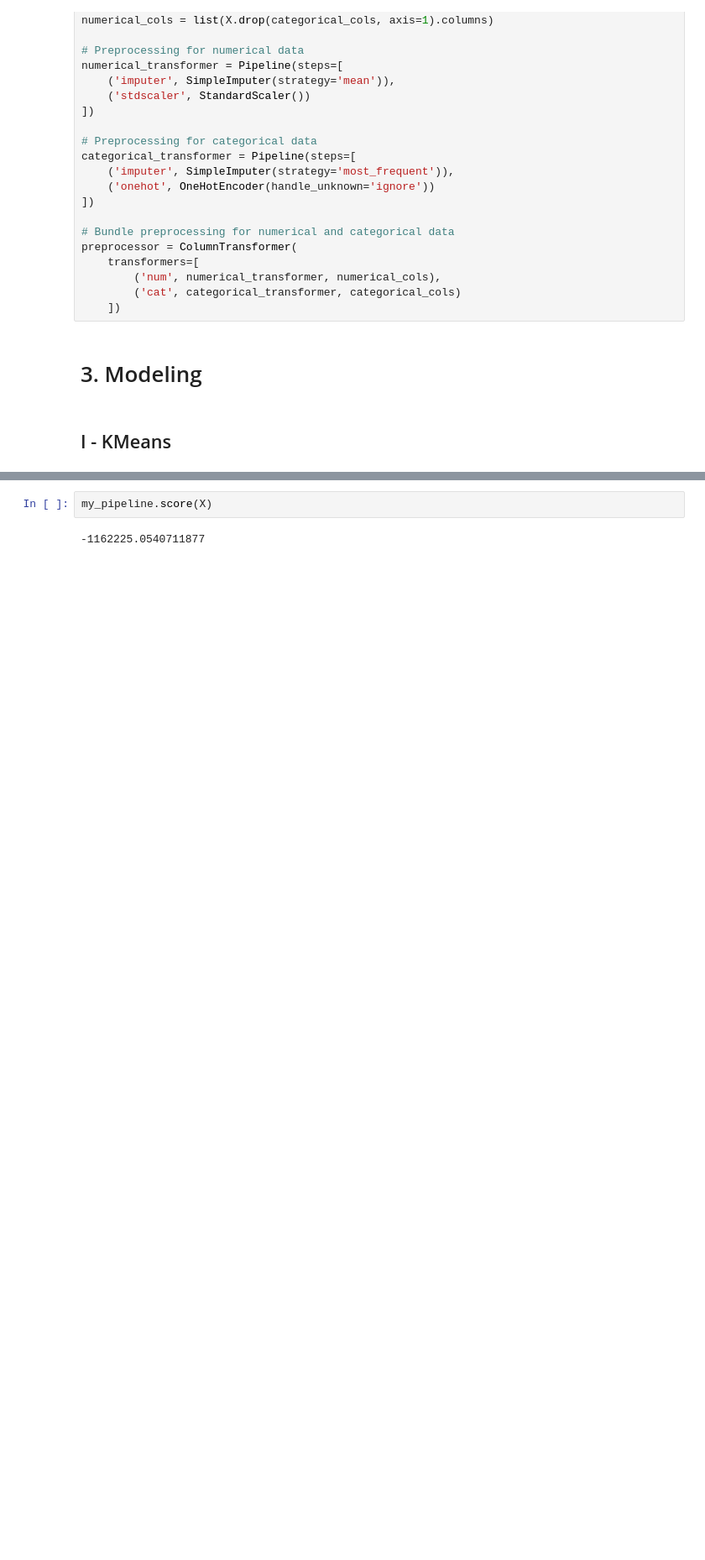
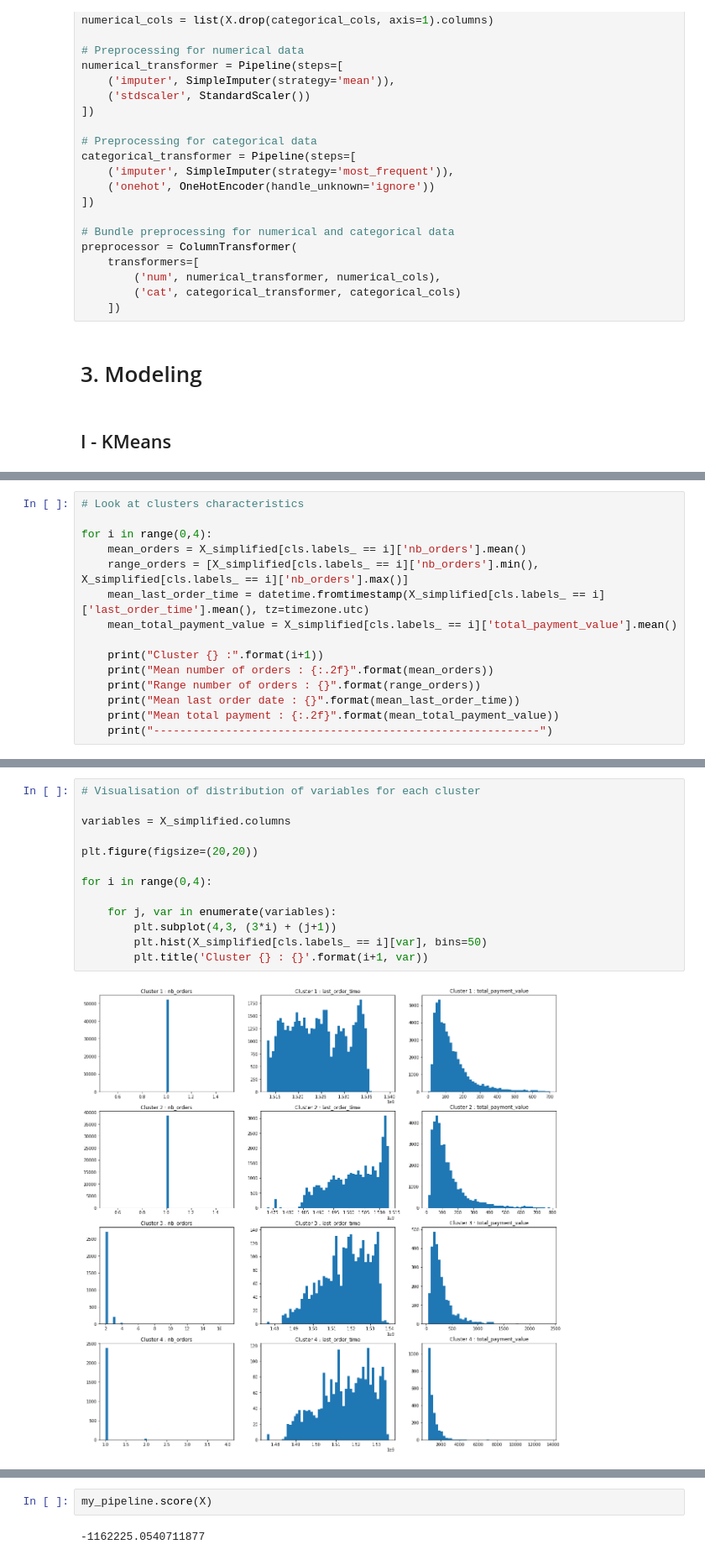
Before and after one commit to RobinPbt/P5-Openclassrooms, a Jupyter notebook: P5_modeling.ipynb, the cells around one changed output, grey strips where cells are left out. Shown at 84% size. Drawn from its saved outputs; the diff is of its cells as text; blank space fills up the shorter version.

```diff
--- a/P5_modeling.ipynb
+++ b/P5_modeling.ipynb
@@ -489,0 +565,15 @@ dtype: object
+# %%
+# Look at clusters characteristics
+
+for i in range(0,4):
+    mean_orders = X_simplified[cls.labels_ == i]['nb_orders'].mean()
+    range_orders = [X_simplified[cls.labels_ == i]['nb_orders'].min(), X_simplified[cls.labels_ == i]['nb_orders'].max()]
+    mean_last_order_time = datetime.fromtimestamp(X_simplified[cls.labels_ == i]['last_order_time'].mean(), tz=timezone.utc)
+    mean_total_payment_value = X_simplified[cls.labels_ == i]['total_payment_value'].mean()
+
+    print("Cluster {} :".format(i+1))
+    print("Mean number of orders : {:.2f}".format(mean_orders))
+    print("Range number of orders : {}".format(range_orders))
+    print("Mean last order date : {}".format(mean_last_order_time))
+    print("Mean total payment : {:.2f}".format(mean_total_payment_value))
+    print("-----------------------------------------------------------")
@@ -489,0 +598,15 @@ dtype: object
+# %%
+# Visualisation of distribution of variables for each cluster
+
+variables = X_simplified.columns
+
+plt.figure(figsize=(20,20))
+
+for i in range(0,4):
+
+    for j, var in enumerate(variables):
+        plt.subplot(4,3, (3*i) + (j+1))
+        plt.hist(X_simplified[cls.labels_ == i][var], bins=50)
+        plt.title('Cluster {} : {}'.format(i+1, var))
+# %% [output]
+[figure, added]
```
Also changed, not shown: parts of 45 cells of this notebook, 1 other file.
